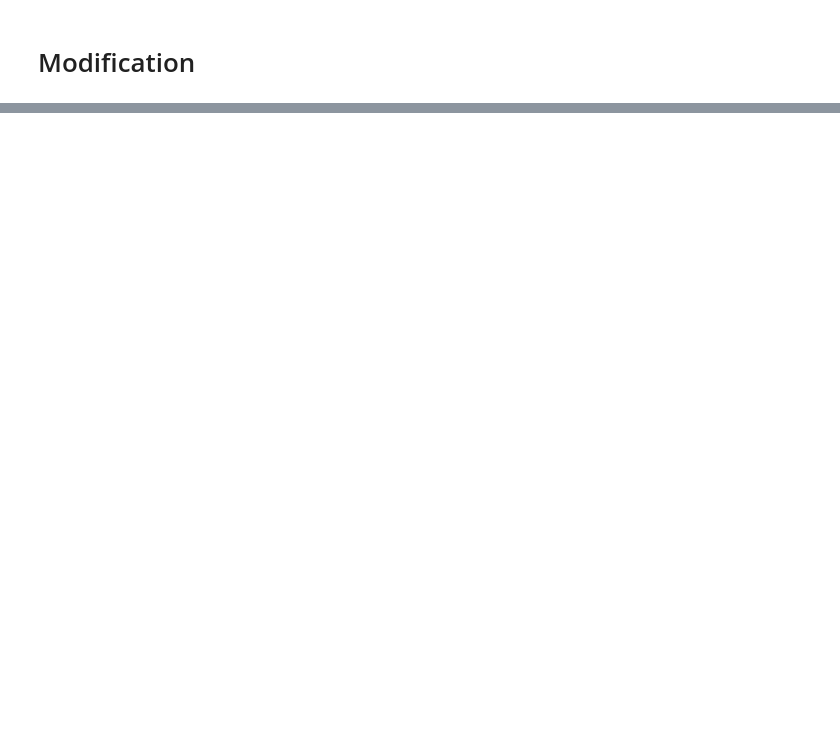
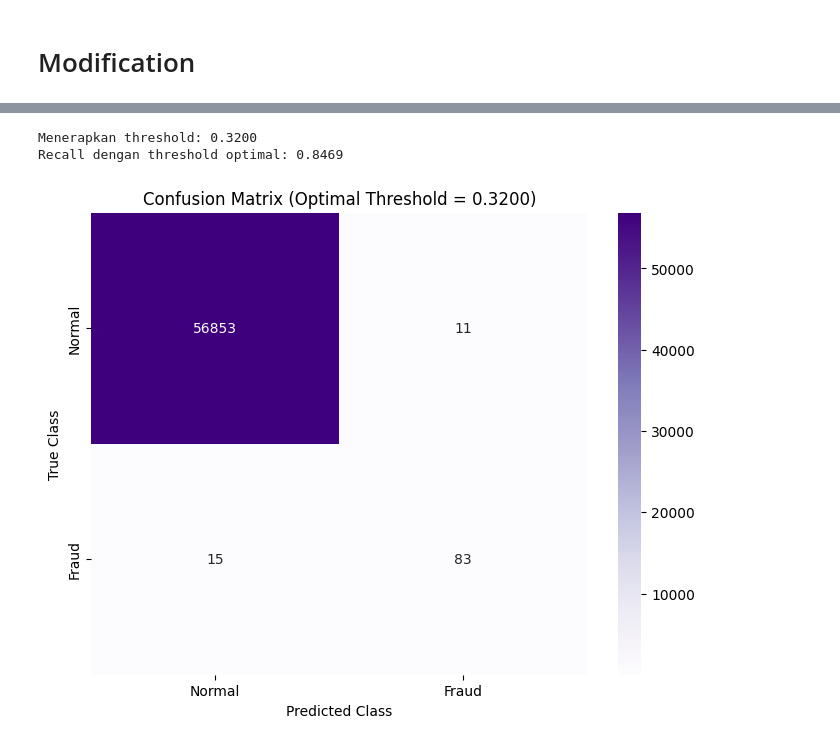
Before and after one commit to IHW1012/GeeksforGeeks-Projects, a Jupyter notebook: Credit Card Fraud Detection Modified.ipynb, the cells around one changed output, grey strips where cells are left out. Cells and saved outputs as stored; diff of their text form; code cells hidden in the pictures; blank space fills up the shorter version.

```diff
--- a/Credit Card Fraud Detection Modified.ipynb
+++ b/Credit Card Fraud Detection Modified.ipynb
@@ -490,0 +197,31 @@ Recall: 0.9184 | Precision: 0.0876 | F1: 0.1600
+# %%
+# 1. Pilih threshold mana yang mau dipakai (misal kita ambil yang F2-Score)
+final_threshold2 = optimal_threshold_f2
+print(f"Menerapkan threshold: {final_threshold2:.4f}")
+
+# 2. INI PROSES MAPPING-NYA
+# Membandingkan array probabilitas dengan angka threshold,
+# lalu .astype(int) akan mengubah nilai [True, False] menjadi [1, 0]
+yPred_optimal2 = (yPred_mod_prob >= final_threshold2).astype(int)
+
+# 3. Evaluasi hasilnya menggunakan threshold baru
+from sklearn.metrics import recall_score, confusion_matrix
+import seaborn as sns
+import matplotlib.pyplot as plt
+
+recall_optimal2 = recall_score(yTest, yPred_optimal2)
+print(f"Recall dengan threshold optimal: {recall_optimal2:.4f}")
+
+# 4. Gambar Confusion Matrix-nya
+conf_matrix_optimal2 = confusion_matrix(yTest, yPred_optimal2)
+plt.figure(figsize=(8, 6))
+sns.heatmap(conf_matrix_optimal2, annot=True, fmt="d", cmap="Purples",
+            xticklabels=['Normal', 'Fraud'], yticklabels=['Normal', 'Fraud'])
+plt.title(f"Confusion Matrix (Optimal Threshold = {final_threshold2:.4f})")
+plt.xlabel("Predicted Class")
+plt.ylabel("True Class")
+plt.show()
+# %% [output]
+Menerapkan threshold: 0.3200
+Recall dengan threshold optimal: 0.8469
+[figure, added]
```
Also changed, not shown: parts of 14 cells of this notebook.
